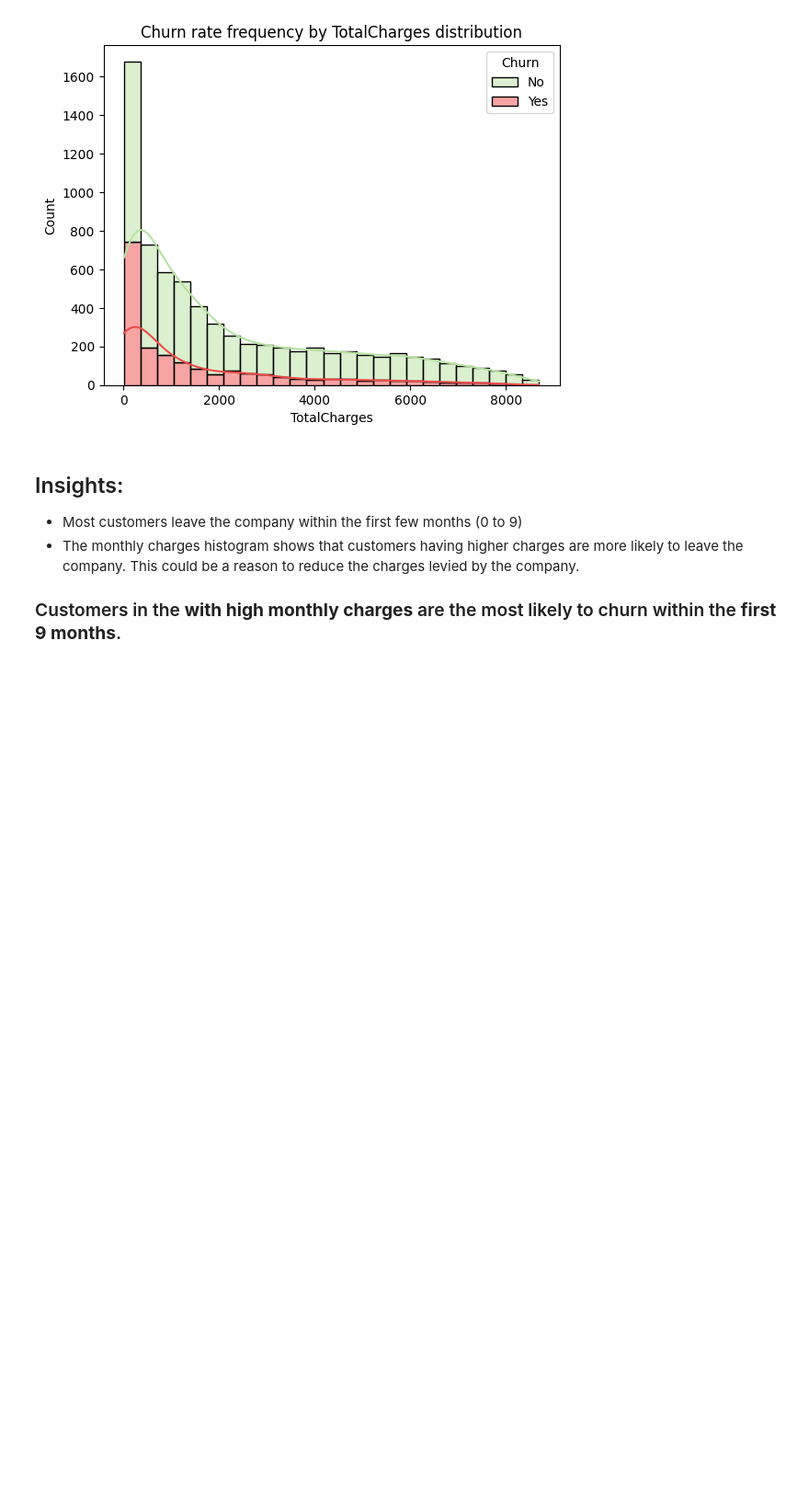
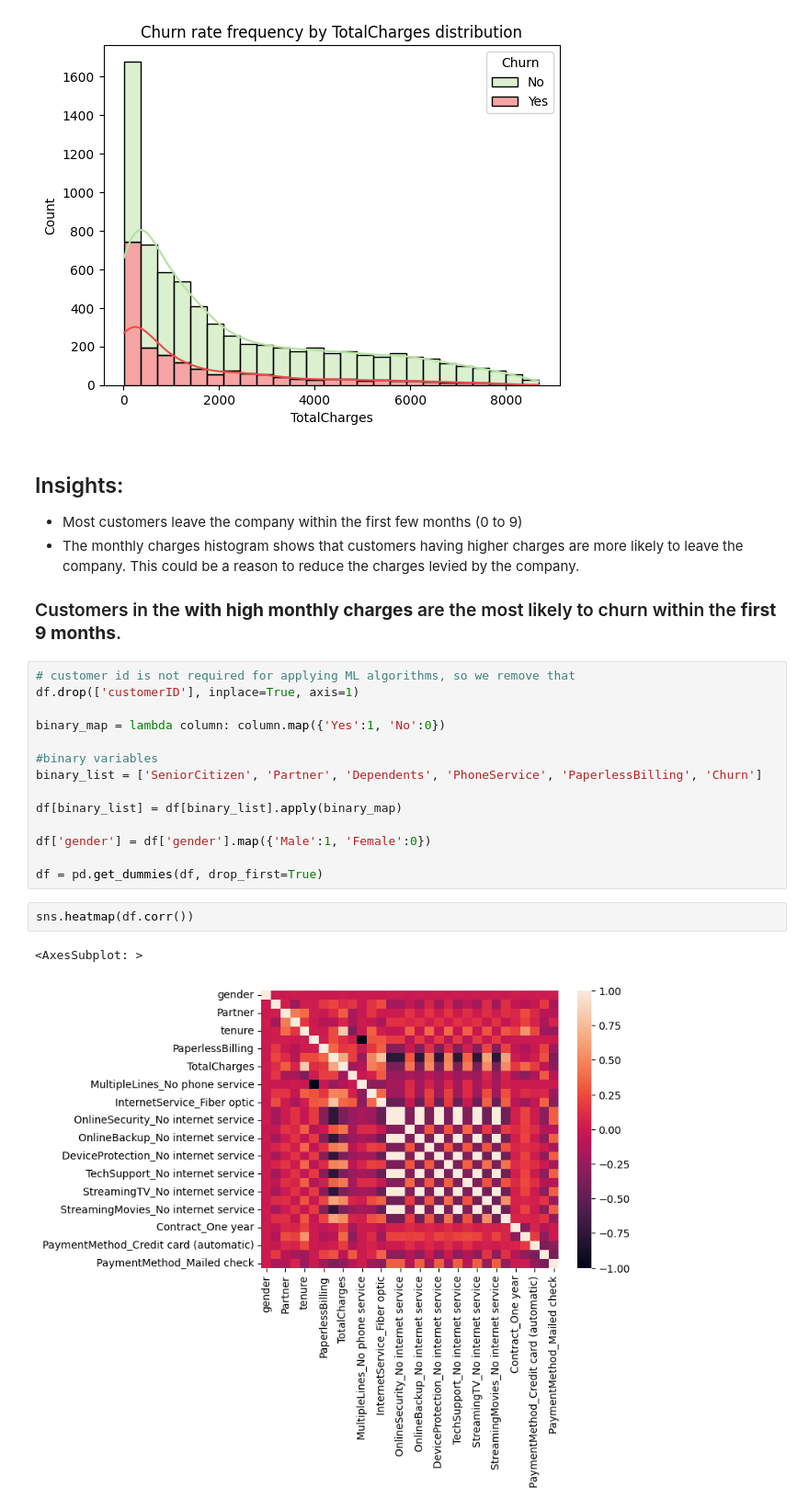
Before and after one commit to Siddharth114/CustomerChurn, a Jupyter notebook: main.ipynb, the cells around one changed output. Shown at 92% size. Drawn from its saved outputs; the diff is of its cells as text; blank space fills up the shorter version.

```diff
--- a/exploring.ipynb
+++ b/main.ipynb
@@ -403,3 +403,22 @@ histogram('TotalCharges')
 * The monthly charges histogram shows that customers having higher charges are more likely to leave the company. This could be a reason to reduce the charges levied by the company.
 
 ### Customers in the **with high monthly charges** are the most likely to churn within the **first 9 months**.
+# %%
+# customer id is not required for applying ML algorithms, so we remove that
+df.drop(['customerID'], inplace=True, axis=1)
+
+binary_map = lambda column: column.map({'Yes':1, 'No':0})
+
+#binary variables
+binary_list = ['SeniorCitizen', 'Partner', 'Dependents', 'PhoneService', 'PaperlessBilling', 'Churn']
+
+df[binary_list] = df[binary_list].apply(binary_map)
+
+df['gender'] = df['gender'].map({'Male':1, 'Female':0})
+
+df = pd.get_dummies(df, drop_first=True)
+# %%
+sns.heatmap(df.corr())
+# %% [output]
+<AxesSubplot: >
+[figure, added]
```
Also changed, not shown: 2 other files.
